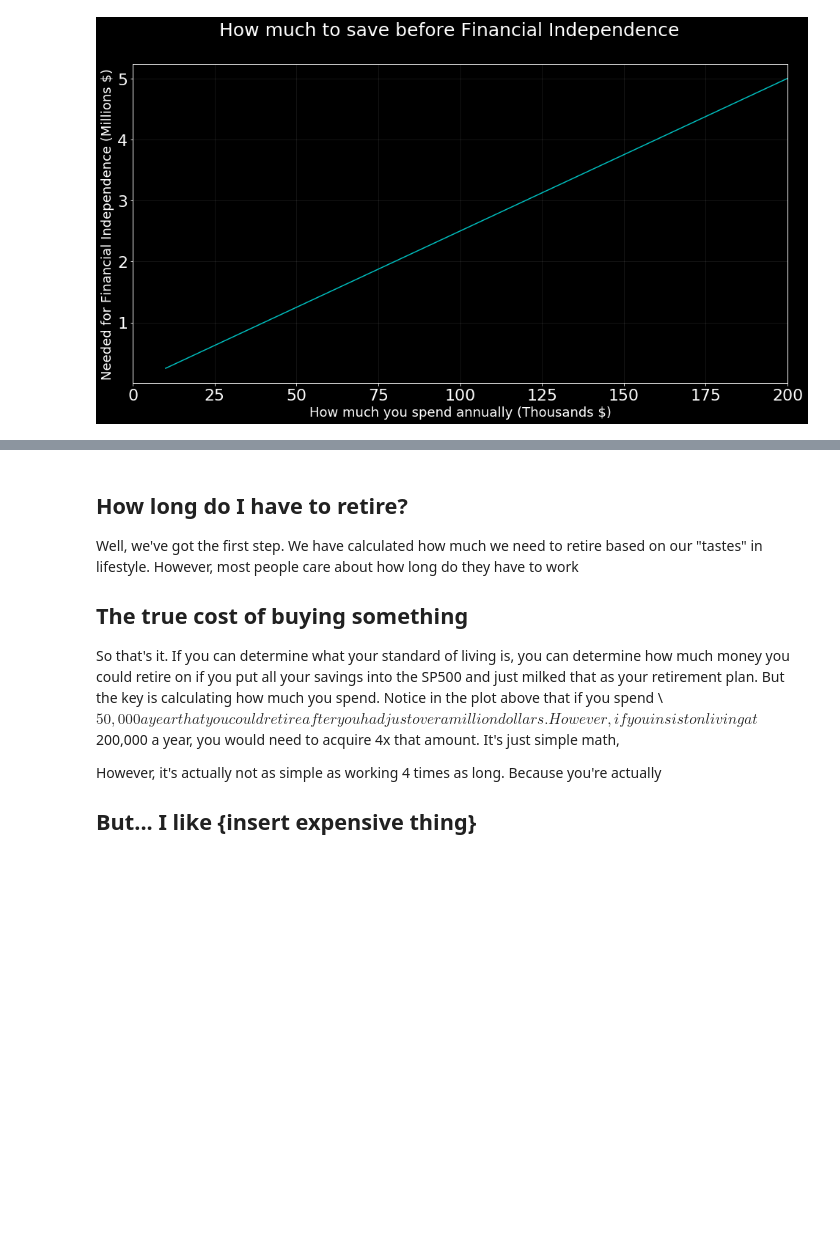
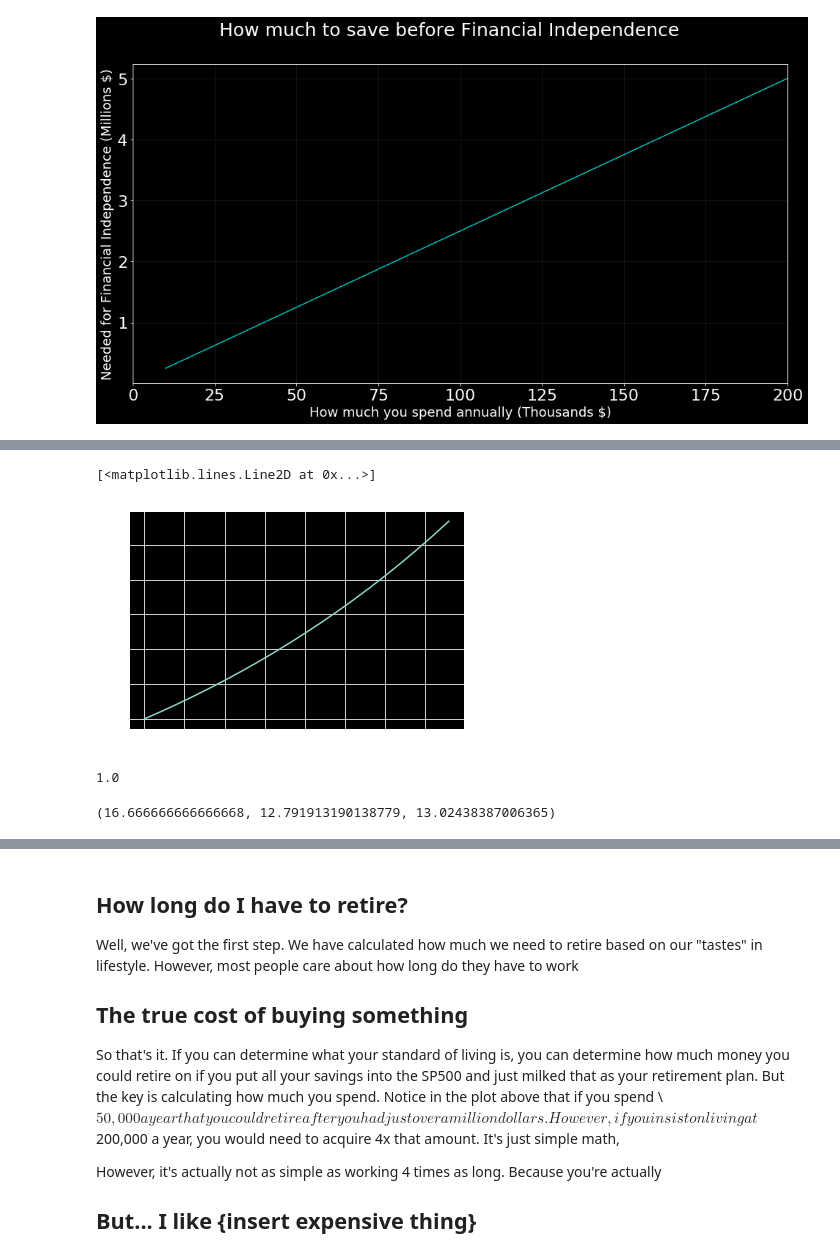
Before and after one commit to seanczak/torch_series_blog, a Jupyter notebook: nbs/03b_how_long_til_retire.ipynb, the cells around one changed output, grey strips where cells are left out. Saved outputs shown, nothing was run; the diff lists cells and outputs as text; code cells hidden in the pictures; blank space fills up the shorter version.

```diff
--- a/nbs/03b_how_long_til_retire.ipynb
+++ b/nbs/03b_how_long_til_retire.ipynb
@@ -91,0 +58,35 @@ Remember as you cut costs, the number you need to hit goes down AND you're able
+# %%
+n = 12
+P = 100
+r = 0.04
+t = np.arange(0,20)
+
+A = P * (1 + r/n)**(n*t)
+plt.plot(t,A)
+# %% [output]
+[<matplotlib.lines.Line2D at 0x...>]
+[figure, added]
+# %%
+np.log(np.e)
+# %% [output]
+1.0
+# %%
+incomes = np.array([50,100,200])
+p_save = 0.6
+annual_saved = income * p_save
+
+annual_spent = income - annual_saved
+FV = 25 * annual_spent
+r_annual = 0.04
+
+month_saved  = annual_saved / 12
+r_month = r /12
+
+def calc_comp_time(A,r,FV): return np.log(1 + (FV * r)/A) / np.log(1 + r)
+
+yr_approx = FV / annual_saved
+years  = calc_comp_time(annual_saved, r_annual, FV)
+months = calc_comp_time(month_saved, r_month,  FV)
+yr_approx, months/12, years
+# %% [output]
+(16.666666666666668, 12.791913190138779, 13.02438387006365)
```
Also changed, not shown: parts of 8 cells of this notebook, 2 other files.
